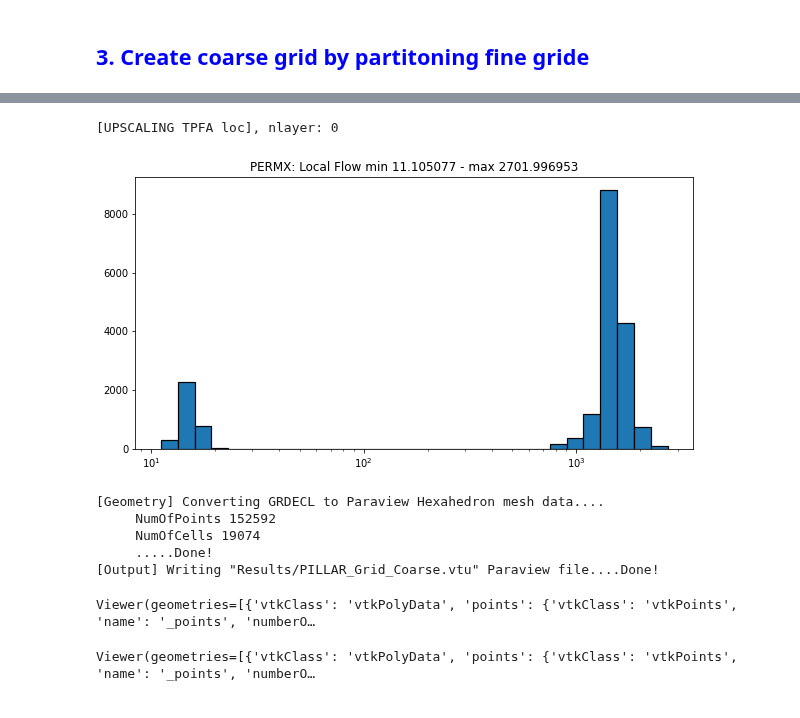
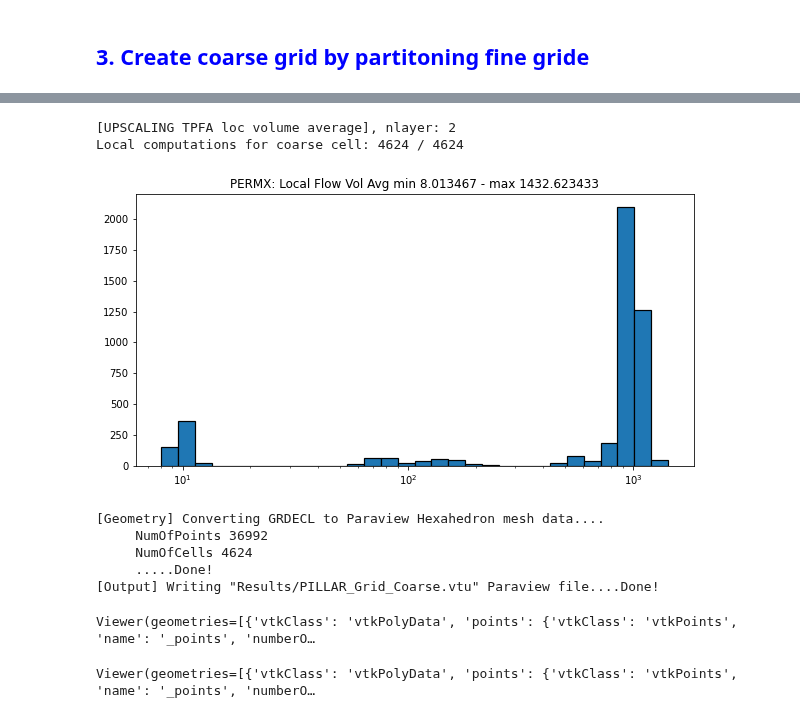
Before and after one commit to BinWang0213/PyGRDECL, a Jupyter notebook: Upscaling_Simplecrdecl.ipynb, the cells around one changed output, grey strips where cells are left out. Drawn from its saved outputs; the diff is of its cells as text; code cells hidden in the pictures.

Commit message:
extended local average

```diff
--- a/Upscaling_Simplecrdecl.ipynb
+++ b/Upscaling_Simplecrdecl.ipynb
@@ -11,7 +11,7 @@ from GRDECL2VTK import *
 physDims=[2000.0,1000,500]
 
 # 1.2 Set model grid dimensions in gridDims
-Nx=100;  Ny=50;  Nz=Nx
+Nx=50;  Ny=50;  Nz=Nx
 gridDims=[Nx,Ny,Nz]
 
 # 1.3 Set corner point grid options
@@ -117,19 +117,20 @@ Viewer(geometries=[{'vtkClass': 'vtkPolyData', 'points': {'vtkClass': 'vtkPoints
 Viewer(geometries=[{'vtkClass': 'vtkPolyData', 'points': {'vtkClass': 'vtkPoints', 'name': '_points', 'numberO…
 # %%
 # 3.3 Upscaling
-Model.Upscaler.nlayer=0
-Model.Upscale_Perm('TPFA_loc')
+Model.Upscaler.nlayer=2
+Model.Upscale_Perm('TPFA_loc_vol_average')
 
 # 3.3 Compute Pressure for coarse model
 Model2.compute_TPFA_Pressure(Press_inj=1,direction="i",Fault_opt=opt )
 # # Model.two_plots_scalar("Pressure").show(False)
 Model2.plot_scalar("Pressure").show()
 # %% [output]
-[UPSCALING TPFA loc], nlayer: 0
+[UPSCALING TPFA loc volume average], nlayer: 2
+Local computations for coarse cell: 4624 / 4624
-[figure, old version]
+[figure, new version]
 [Geometry] Converting GRDECL to Paraview Hexahedron mesh data....
-     NumOfPoints 152592
-     NumOfCells 19074
+     NumOfPoints 36992
+     NumOfCells 4624
      .....Done!
 [Output] Writing "Results/PILLAR_Grid_Coarse.vtu" Paraview file....Done!
 Viewer(geometries=[{'vtkClass': 'vtkPolyData', 'points': {'vtkClass': 'vtkPoints', 'name': '_points', 'numberO…
```
Also changed, not shown: parts of 4 cells of this notebook, 1 other file.
